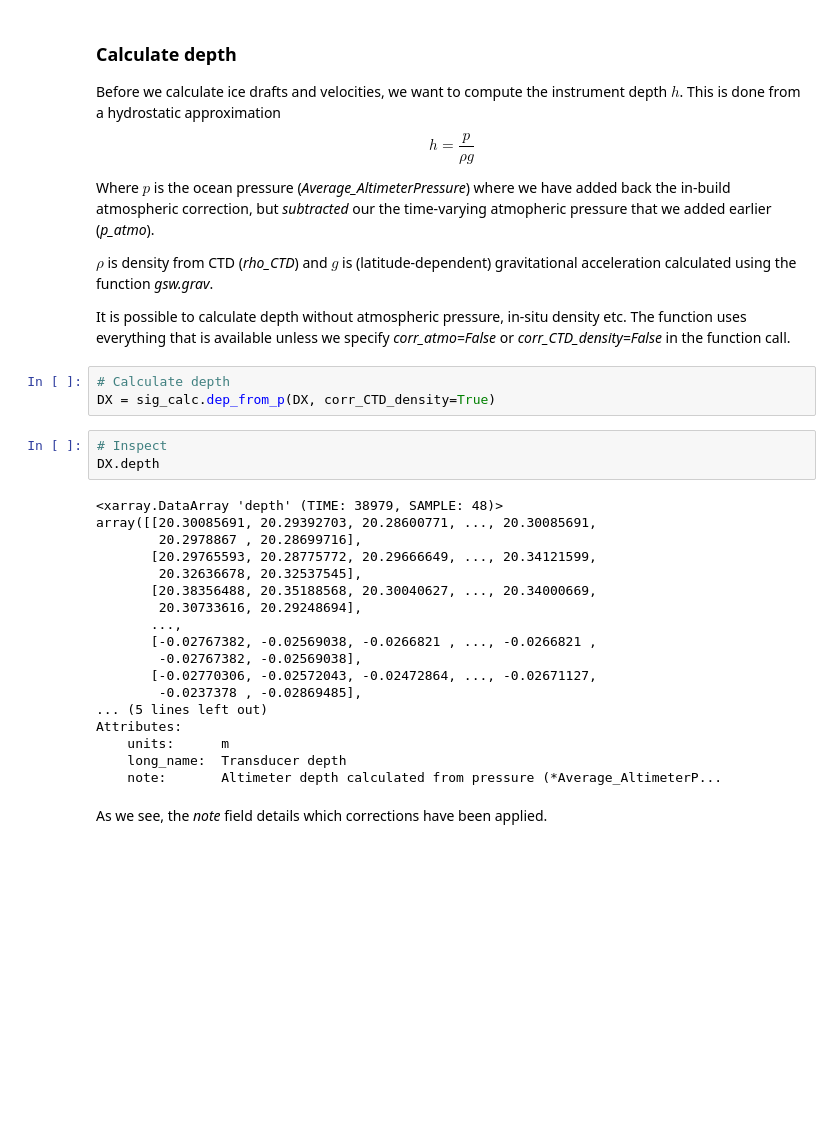
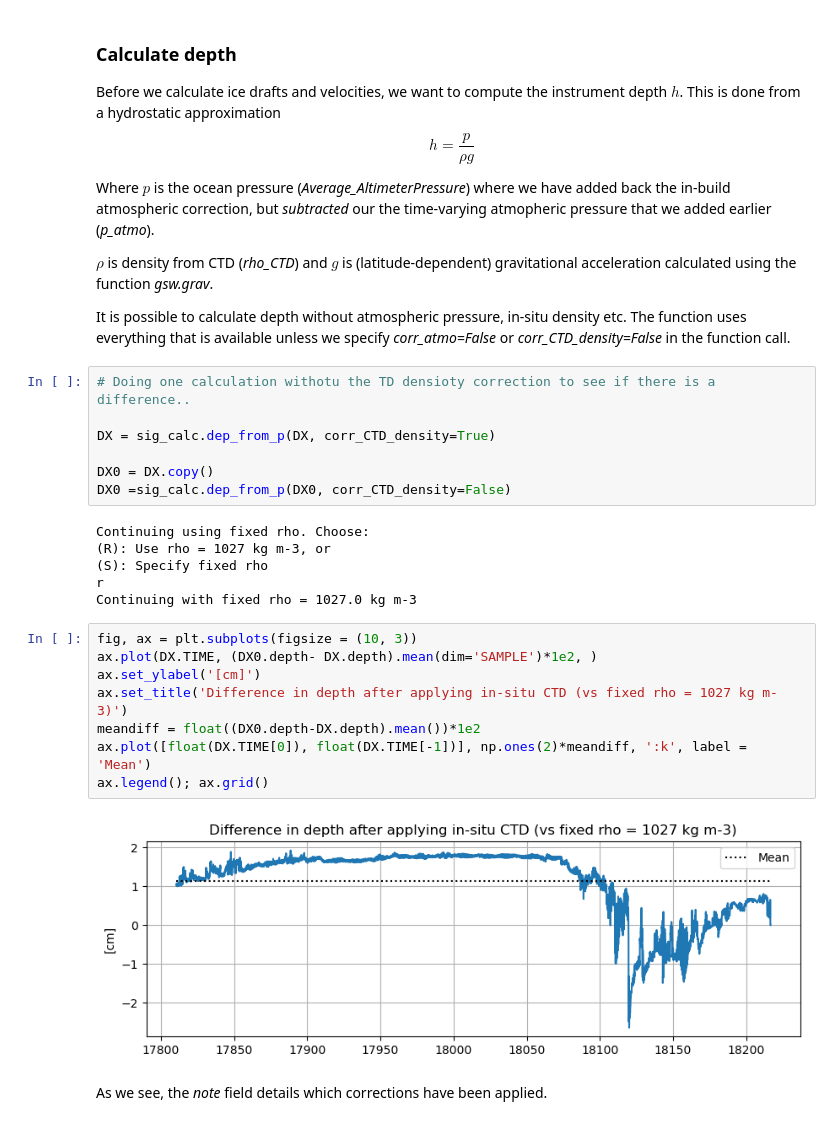
Before and after one commit to oyvfoss/pyiceproc, a Jupyter notebook: examples/Fleshed out example, M1-1 data.ipynb, the cells around one changed output. Drawn from its saved outputs; the diff is of its cells as text; blank space fills up the shorter version.

```diff
--- a/examples/Fleshed out example, M1-1 data.ipynb
+++ b/examples/Fleshed out example, M1-1 data.ipynb
@@ -286,30 +297,29 @@ Where $p$ is the ocean pressure (*Average_AltimeterPressure*) where we have adde
 $\rho$ is density from CTD (*rho_CTD*) and $g$ is (latitude-dependent) gravitational acceleration calculated using the function *gsw.grav*.
 
 It is possible to calculate depth without atmospheric pressure, in-situ density etc. The function uses everything that is available unless we specify *corr_atmo=False* or *corr_CTD_density=False* in the function call.
-# %%
-# Calculate depth
-DX = sig_calc.dep_from_p(DX, corr_CTD_density=True)
-# %%
-# Inspect
-DX.depth
-# %% [output]
-<xarray.DataArray 'depth' (TIME: 38979, SAMPLE: 48)>
-array([[20.30085691, 20.29392703, 20.28600771, ..., 20.30085691,
-        20.2978867 , 20.28699716],
-       [20.29765593, 20.28775772, 20.29666649, ..., 20.34121599,
-        20.32636678, 20.32537545],
-       [20.38356488, 20.35188568, 20.30040627, ..., 20.34000669,
-        20.30733616, 20.29248694],
-       ...,
-       [-0.02767382, -0.02569038, -0.0266821 , ..., -0.0266821 ,
-        -0.02767382, -0.02569038],
-       [-0.02770306, -0.02572043, -0.02472864, ..., -0.02671127,
-        -0.0237378 , -0.02869485],
-... (5 lines left out)
-Attributes:
-    units:      m
-    long_name:  Transducer depth
-    note:       Altimeter depth calculated from pressure (*Average_AltimeterP...
+# %%
+# Doing one calculation withotu the TD densioty correction to see if there is a difference..
+
+DX = sig_calc.dep_from_p(DX, corr_CTD_density=True)
+
+DX0 = DX.copy()
+DX0 =sig_calc.dep_from_p(DX0, corr_CTD_density=False)
+# %% [output]
+Continuing using fixed rho. Choose:
+(R): Use rho = 1027 kg m-3, or
+(S): Specify fixed rho
+r
+Continuing with fixed rho = 1027.0 kg m-3
+# %%
+fig, ax = plt.subplots(figsize = (10, 3))
+ax.plot(DX.TIME, (DX0.depth- DX.depth).mean(dim='SAMPLE')*1e2, )
+ax.set_ylabel('[cm]')
+ax.set_title('Difference in depth after applying in-situ CTD (vs fixed rho = 1027 kg m-3)')
+meandiff = float((DX0.depth-DX.depth).mean())*1e2
+ax.plot([float(DX.TIME[0]), float(DX.TIME[-1])], np.ones(2)*meandiff, ':k', label = 'Mean')
+ax.legend(); ax.grid()
+# %% [output]
+[figure, added]
 # %% [markdown]
 As we see, the *note* field details which corrections have been applied.
 # %% [markdown]
```
Also changed, not shown: parts of 43 cells of this notebook, 1 other file.
